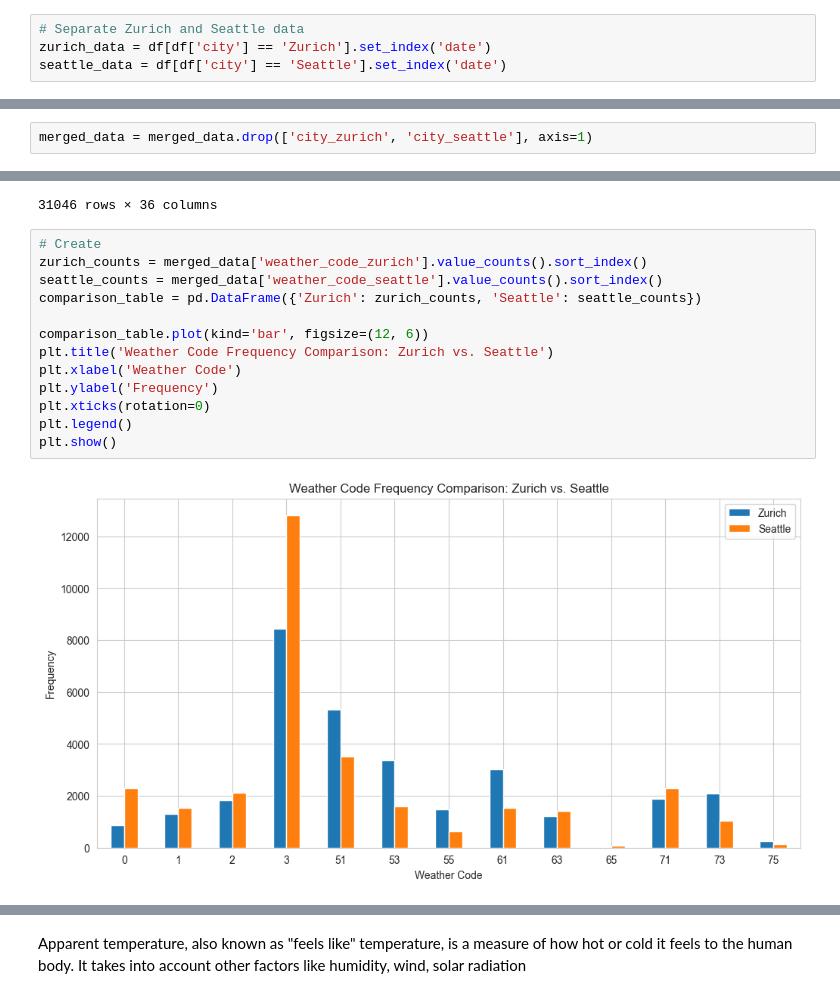
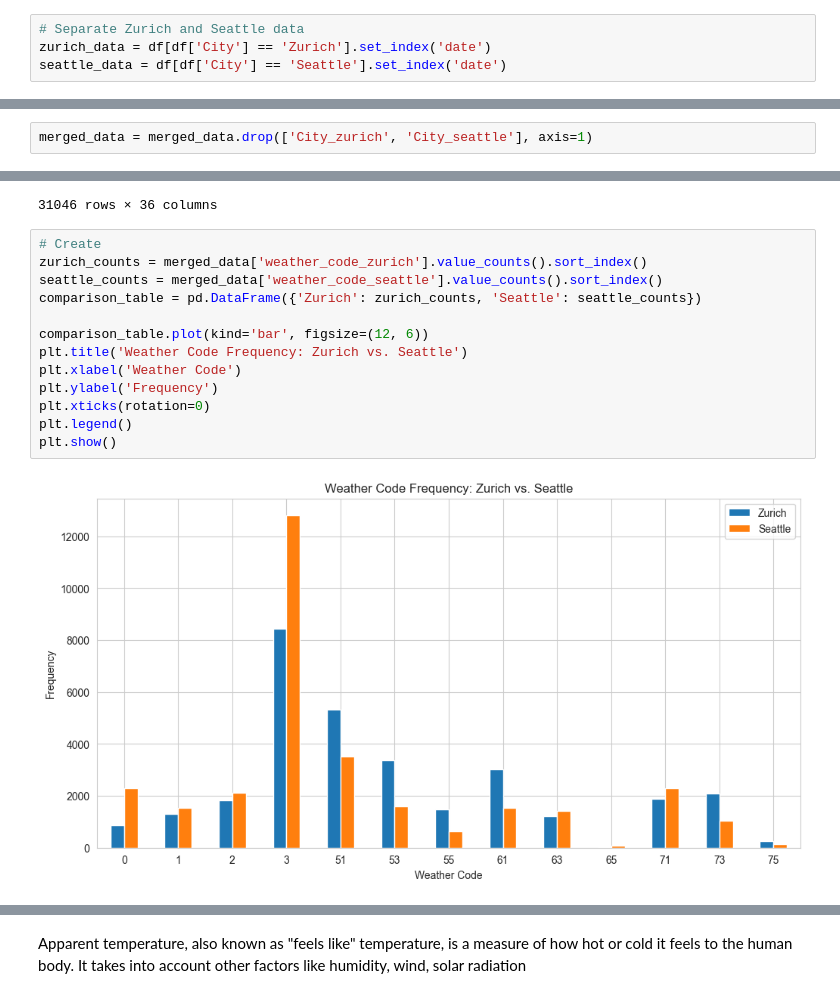
Before and after one commit to Jaffels/CIP_FS25_111, a Jupyter notebook: Johan.ipynb, the cells around one changed output, grey strips where cells are left out. Cells and saved outputs as stored; diff of their text form.

```diff
--- a/Johan.ipynb
+++ b/Johan.ipynb
@@ -385,13 +387,13 @@ The reason Zurich and Seattle was chosen for comparisson is because they are alm
 df = pd.read_csv("Data/clean.csv")
 # %%
 # Separate Zurich and Seattle data
-zurich_data = df[df['city'] == 'Zurich'].set_index('date')
-seattle_data = df[df['city'] == 'Seattle'].set_index('date')
+zurich_data = df[df['City'] == 'Zurich'].set_index('date')
+seattle_data = df[df['City'] == 'Seattle'].set_index('date')
 # %%
 # Merge the dataframes on date
 merged_data = zurich_data.merge(seattle_data, on='date', suffixes=('_zurich', '_seattle'))
 # %%
-merged_data = merged_data.drop(['city_zurich', 'city_seattle'], axis=1)
+merged_data = merged_data.drop(['City_zurich', 'City_seattle'], axis=1)
 # %%
 merged_data
 # %% [output]
@@ -412,18 +414,18 @@ merged_data
 # %%
 # Create
 zurich_counts = merged_data['weather_code_zurich'].value_counts().sort_index()
 seattle_counts = merged_data['weather_code_seattle'].value_counts().sort_index()
 comparison_table = pd.DataFrame({'Zurich': zurich_counts, 'Seattle': seattle_counts})
 
 comparison_table.plot(kind='bar', figsize=(12, 6))
-plt.title('Weather Code Frequency Comparison: Zurich vs. Seattle')
+plt.title('Weather Code Frequency: Zurich vs. Seattle')
 plt.xlabel('Weather Code')
 plt.ylabel('Frequency')
 plt.xticks(rotation=0)
 plt.legend()
 plt.show()
 # %% [output]
-[figure, old version]
+[figure, new version]
 # %% [markdown]
 The weather codes is called OWM codes
 - 0: Cloud development not observed or not observable
```
Also changed, not shown: parts of 7 cells of this notebook, 1 other file.
